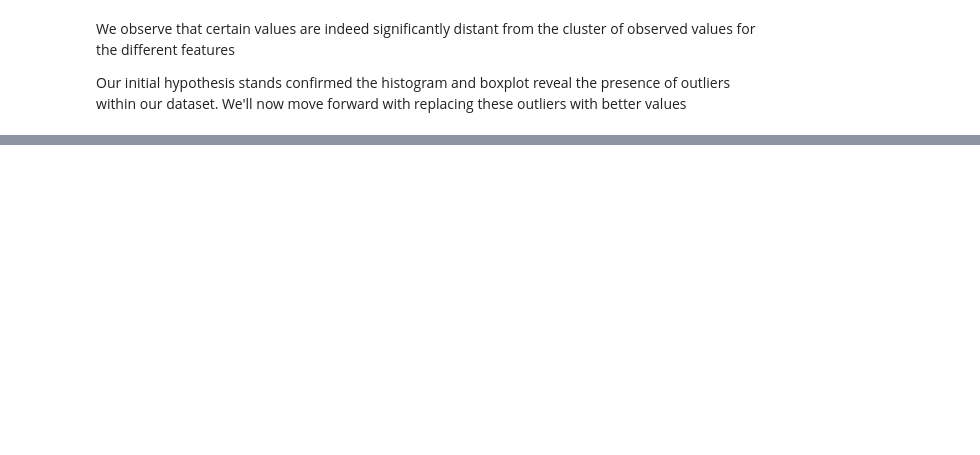
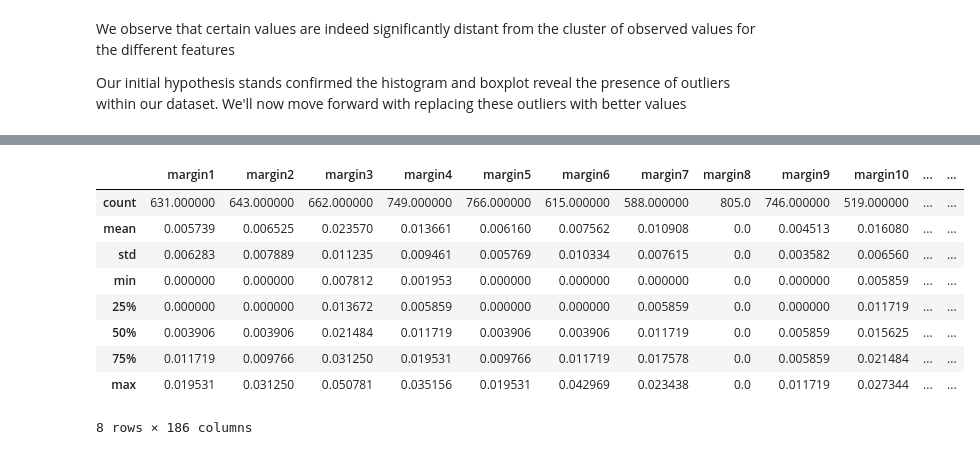
Before and after one commit to lordyhas/ml-classification-method-projet, a Jupyter notebook: notebooks/visualizing_data.ipynb, the cells around one changed output, grey strips where cells are left out. Cells and saved outputs as stored; diff of their text form; code cells hidden in the pictures; blank space fills up the shorter version.

```diff
--- a/notebooks/visualizing_data.ipynb
+++ b/notebooks/visualizing_data.ipynb
@@ -59,0 +65,29 @@ Our initial hypothesis stands confirmed the histogram and boxplot reveal the pre
+# %%
+# Drop the "id" column
+data_trainset = data_trainset.drop(columns="id", axis=1)
+# %%
+from sklearn.ensemble import IsolationForest
+outliers_percentage = {}
+
+for column in data_trainset.columns:
+     # Check if the column is numeric
+    if data_trainset[column].dtype in ['int64', 'float64']:
+        # Isolation Forest requires 2D data, so reshape the column data
+        data = data_trainset[column].values.reshape(-1, 1)
+
+        clf = IsolationForest(random_state=42)
+        preds = clf.fit_predict(data)
+
+        # Calculate the number of outliers
+        n_outliers = np.sum(preds == -1)
+
+        # Replace outliers with NaN
+        data_trainset.loc[preds == -1, column] = np.nan
+
+        # Calculate the percentage of outliers
+        percentage = (n_outliers / len(data)) * 100
+        outliers_percentage[column] = percentage
+
+# Print the percentage of outliers for each numeric column
+for column, percentage in outliers_percentage.items():
+    print(f"{column}: {percentage:.2f}% outliers")
@@ -59,0 +112,20 @@ Our initial hypothesis stands confirmed the histogram and boxplot reveal the pre
+# %%
+# Set the threshold to 50% of the number of rows in the dataset
+threshold = len(data_trainset) * 0.5
+
+# Drop columns from the DataFrame where more than 50% of the values are NaN
+data_trainset_cleaned = data_trainset.dropna(axis='columns', thresh=threshold)
+# %%
+statistics_data = data_trainset_cleaned.describe()
+statistics_data
+# %% [output]
+|  | margin1 | margin2 | margin3 | margin4 | margin5 | margin6 | margin7 | margin8 | margin9 | margin10 | ... | ... |
+| count | 631.000000 | 643.000000 | 662.000000 | 749.000000 | 766.000000 | 615.000000 | 588.000000 | 805.0 | 746.000000 | 519.000000 | ... | ... |
+| mean | 0.005739 | 0.006525 | 0.023570 | 0.013661 | 0.006160 | 0.007562 | 0.010908 | 0.0 | 0.004513 | 0.016080 | ... | ... |
+| std | 0.006283 | 0.007889 | 0.011235 | 0.009461 | 0.005769 | 0.010334 | 0.007615 | 0.0 | 0.003582 | 0.006560 | ... | ... |
+| min | 0.000000 | 0.000000 | 0.007812 | 0.001953 | 0.000000 | 0.000000 | 0.000000 | 0.0 | 0.000000 | 0.005859 | ... | ... |
+| 25% | 0.000000 | 0.000000 | 0.013672 | 0.005859 | 0.000000 | 0.000000 | 0.005859 | 0.0 | 0.000000 | 0.011719 | ... | ... |
+| 50% | 0.003906 | 0.003906 | 0.021484 | 0.011719 | 0.003906 | 0.003906 | 0.011719 | 0.0 | 0.005859 | 0.015625 | ... | ... |
+| 75% | 0.011719 | 0.009766 | 0.031250 | 0.019531 | 0.009766 | 0.011719 | 0.017578 | 0.0 | 0.005859 | 0.021484 | ... | ... |
+| max | 0.019531 | 0.031250 | 0.050781 | 0.035156 | 0.019531 | 0.042969 | 0.023438 | 0.0 | 0.011719 | 0.027344 | ... | ... |
+8 rows × 186 columns
```
Also changed, not shown: parts of 4 cells of this notebook.
